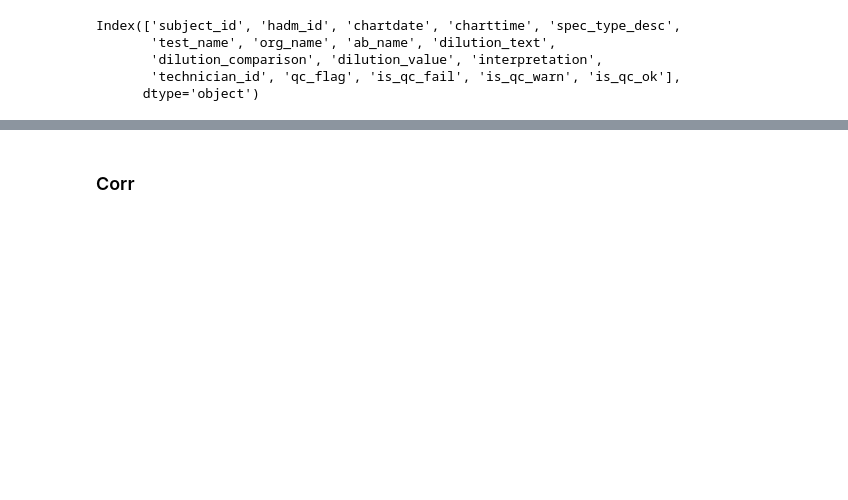
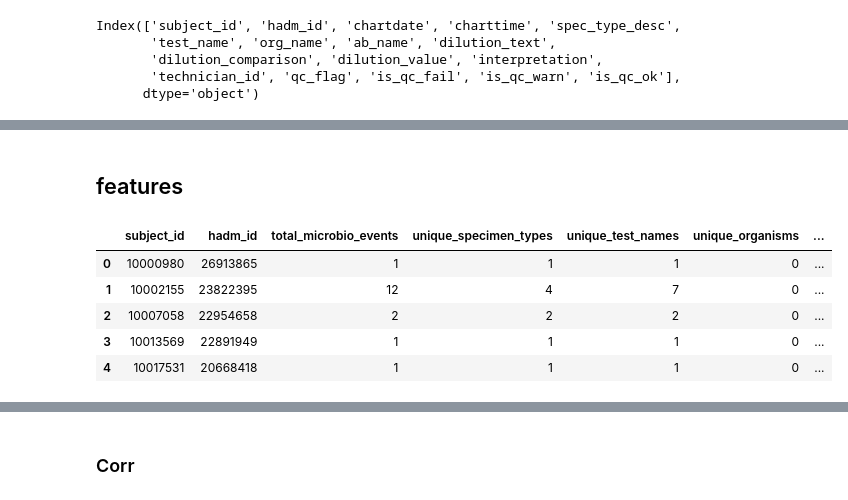
Before and after one commit to alexandermittet/Data_Analytics_for_Health_UniPi, a Jupyter notebook: code/1.1 df3 microbiology.ipynb, the cells around one changed output, grey strips where cells are left out. Saved outputs shown, nothing was run; the diff lists cells and outputs as text; code cells hidden in the pictures; blank space fills up the shorter version.

```diff
--- a/code/1.1 df3 microbiology.ipynb
+++ b/code/1.1 df3 microbiology.ipynb
@@ -611,0 +622,2 @@ Index(['subject_id', 'hadm_id', 'chartdate', 'charttime', 'spec_type_desc',
+# %% [markdown]
+## features
@@ -611,0 +678,9 @@ Index(['subject_id', 'hadm_id', 'chartdate', 'charttime', 'spec_type_desc',
+# %%
+micro_features.head()
+# %% [output]
+|  | subject_id | hadm_id | total_microbio_events | unique_specimen_types | unique_test_names | unique_organisms | ... |
+| 0 | 10000980 | 26913865 | 1 | 1 | 1 | 0 | ... |
+| 1 | 10002155 | 23822395 | 12 | 4 | 7 | 0 | ... |
+| 2 | 10007058 | 22954658 | 2 | 2 | 2 | 0 | ... |
+| 3 | 10013569 | 22891949 | 1 | 1 | 1 | 0 | ... |
+| 4 | 10017531 | 20668418 | 1 | 1 | 1 | 0 | ... |
```
Also changed, not shown: parts of 28 cells of this notebook, 1 other file.
